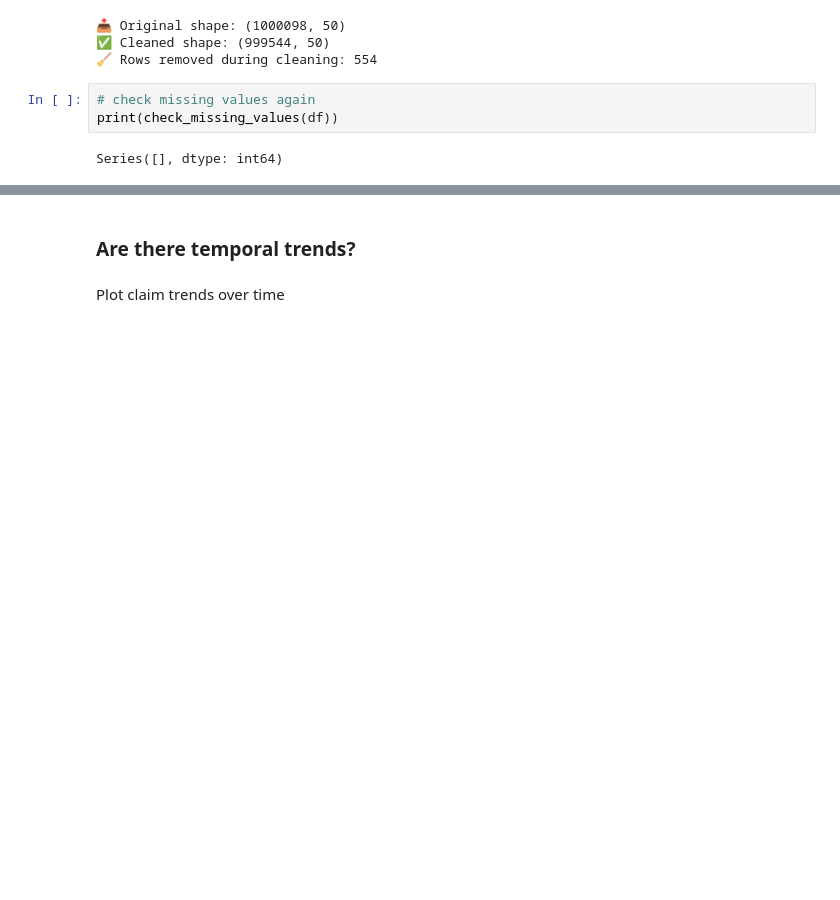
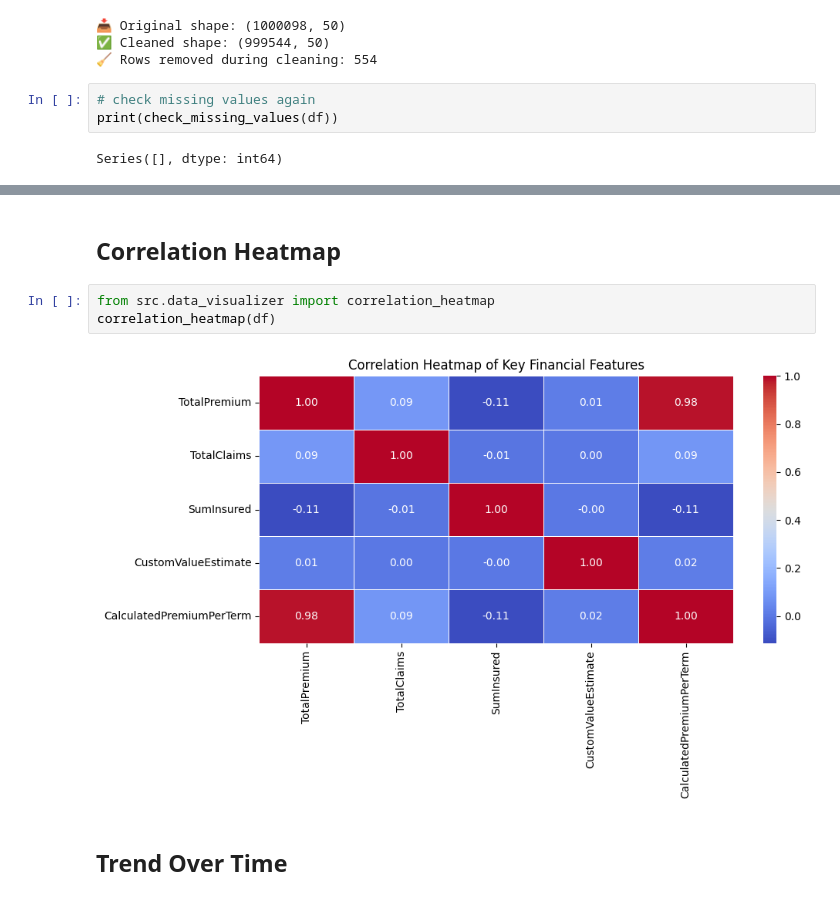
Before and after one commit to 5237-mests/acis-insurance-risk-analytics, a Jupyter notebook: notebooks/eda_main.ipynb, the cells around one changed output, grey strips where cells are left out. Saved outputs shown, nothing was run; the diff lists cells and outputs as text; blank space fills up the shorter version.

```diff
--- a/notebooks/eda_main.ipynb
+++ b/notebooks/eda_main.ipynb
@@ -132,7 +127,12 @@ for col in ['TotalClaims', 'TotalPremium', 'CustomValueEstimate', 'SumInsured']:
-# %% [markdown]
-### Are there temporal trends?
-# %% [markdown]
-Plot claim trends over time
+# %% [markdown]
+## Correlation Heatmap
+# %%
+from src.data_visualizer import correlation_heatmap
+correlation_heatmap(df)
+# %% [output]
+[figure, added]
+# %% [markdown]
+## Trend Over Time
 # %%
 plot_claims_over_time(df)
 # %% [output]
```
Also changed, not shown: parts of 22 cells of this notebook, 5 other files.
